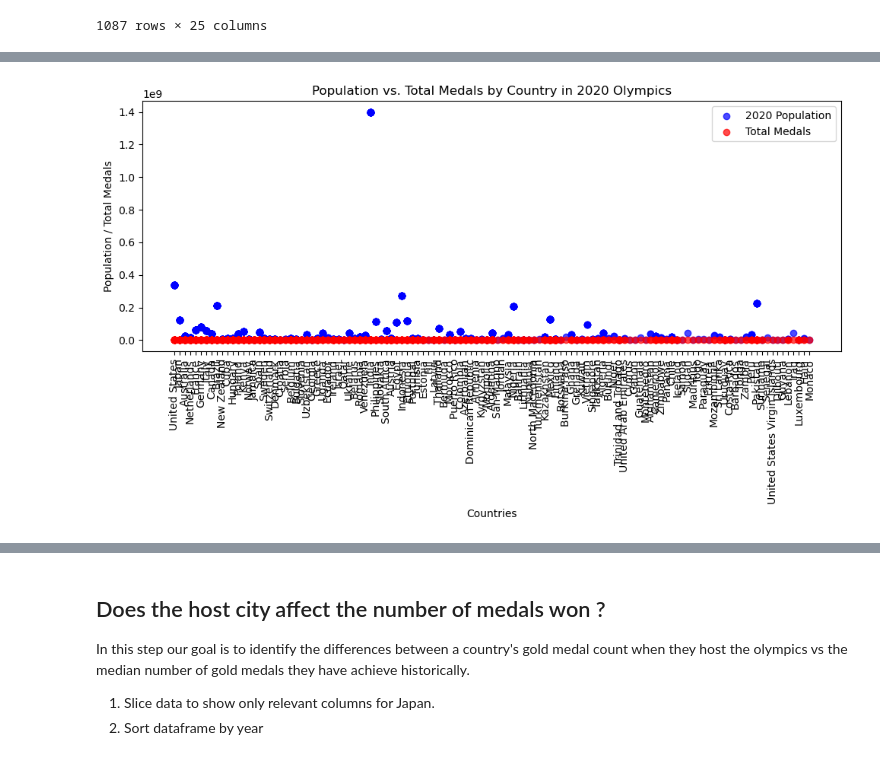
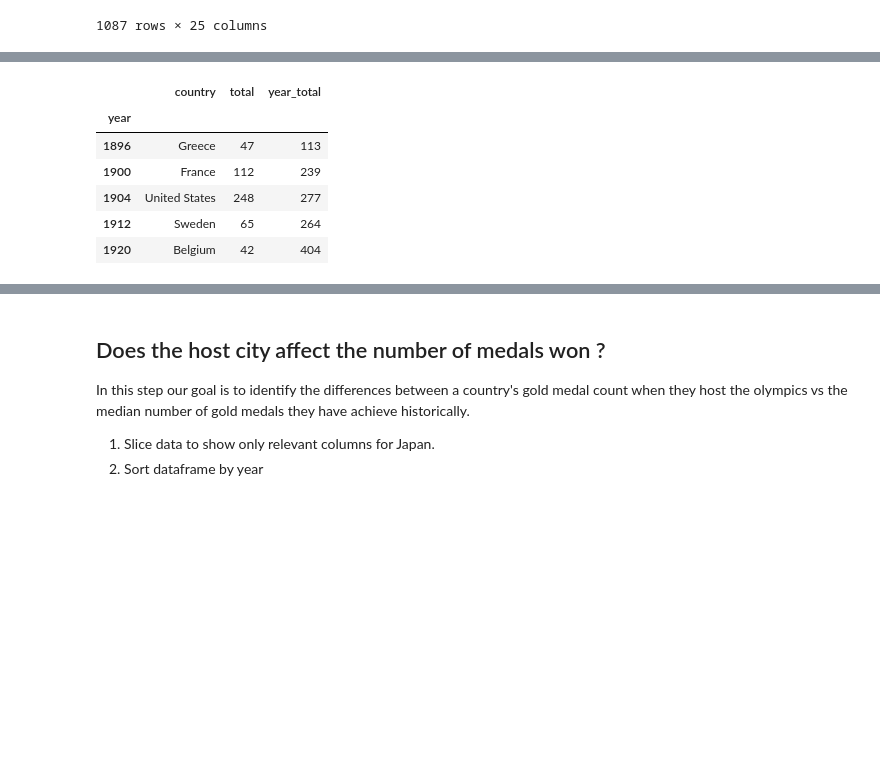
Before and after one commit to ncmoliver/olympic_analysis, a Jupyter notebook: olympic_analysis.ipynb, the cells around one changed output, grey strips where cells are left out. Drawn from its saved outputs; the diff is of its cells as text; code cells hidden in the pictures; blank space fills up the shorter version.

```diff
--- a/olympic_analysis.ipynb
+++ b/olympic_analysis.ipynb
@@ -248,16 +226,19 @@ plt.show()
-# %%
-plt.figure(figsize=(10, 6))
-plt.scatter(countries, population_2020, color='b', alpha=0.7, label='2020 Population')
-plt.scatter(countries, total_medals, color='r', alpha=0.7, label='Total Medals')
-
-plt.xlabel('Countries')
-plt.ylabel('Population / Total Medals')
-plt.title('Population vs. Total Medals by Country in 2020 Olympics')
-plt.legend()
-
-plt.xticks(rotation=90)
-plt.tight_layout()
-
-plt.show()
-# %% [output]
-[figure, removed]
+# %%
+# Return all unique host cities
+host_medal_df = population_df[population_df['game_location'] == population_df['country']]
+
+# Drop game_location, gold, silver, and bronze columns and display dataframe
+host_medal_df = host_medal_df.drop(columns=['game_location', 'gold', 'silver', 'bronze'])
+
+
+# Merge total_medals_by_year with host_medals_df to get the to
+host_total_merged_df = pd.merge(host_medal_df, total_medals_by_year, on='year', how='inner').set_index('year').sort_index()
+host_total_merged_df.head()
+# %% [output]
+|  | country | total | year_total |
+| year |  |  |  |
+| 1896 | Greece | 47 | 113 |
+| 1900 | France | 112 | 239 |
+| 1904 | United States | 248 | 277 |
+| 1912 | Sweden | 65 | 264 |
+| 1920 | Belgium | 42 | 404 |
```
Also changed, not shown: parts of 15 cells of this notebook.
